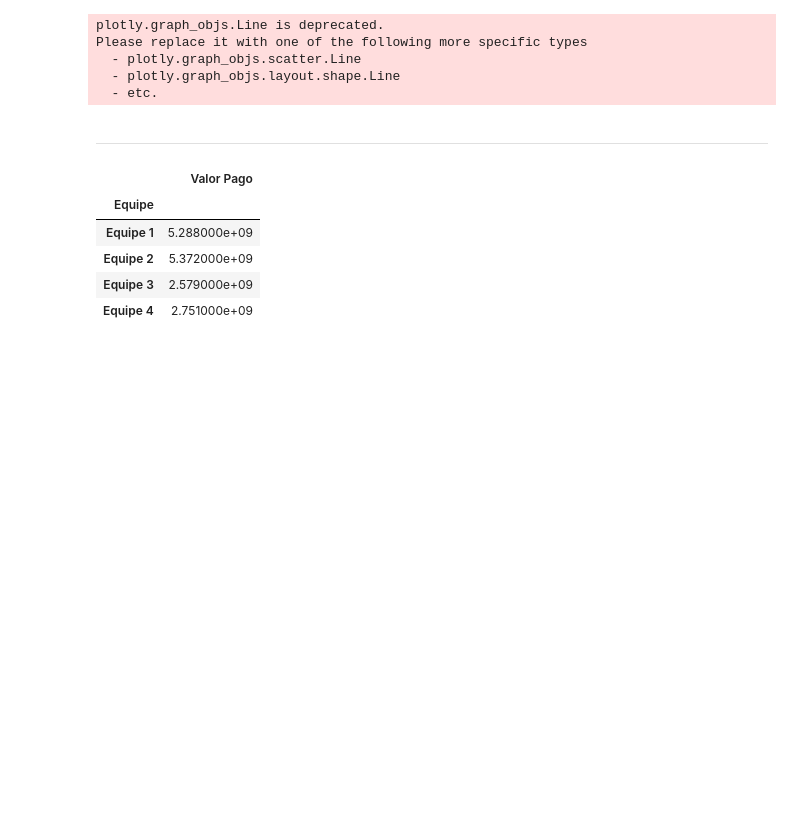
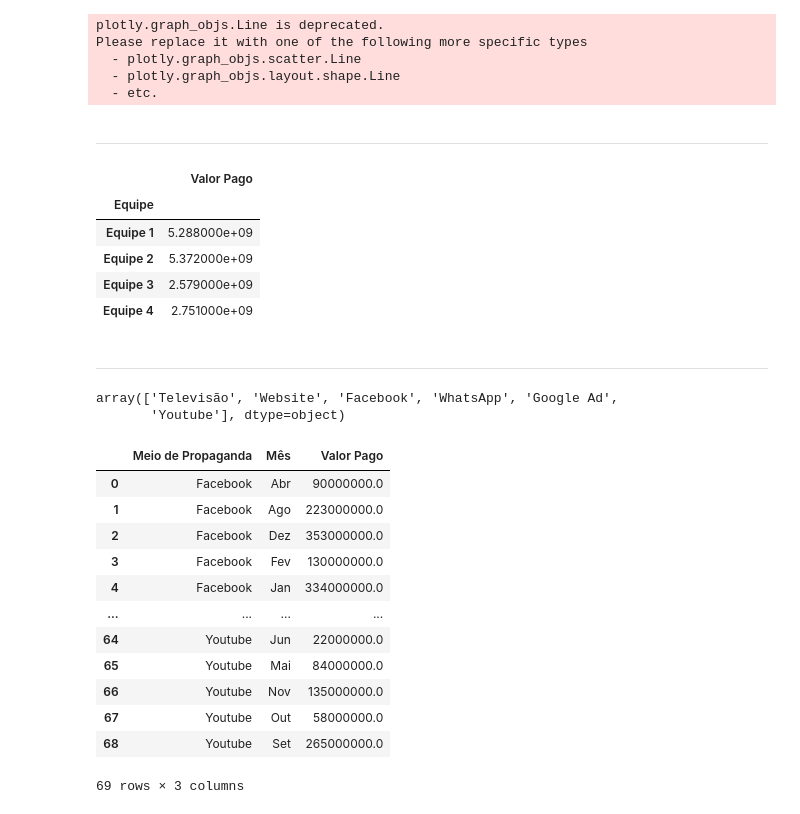
Before and after one commit to talesaraujoc/sales_dashboard, a Jupyter notebook: notebook.ipynb, the cells around one changed output. Cells and saved outputs as stored; diff of their text form; code cells hidden in the pictures; blank space fills up the shorter version.

```diff
--- a/notebook.ipynb
+++ b/notebook.ipynb
@@ -247,3 +255,29 @@ df_targetz
 | Equipe 2 | 5.372000e+09 |
 | Equipe 3 | 2.579000e+09 |
 | Equipe 4 | 2.751000e+09 |
+# %% [markdown]
+------
+# %%
+df['Meio de Propaganda'].unique()
+# %% [output]
+array(['Televisão', 'Website', 'Facebook', 'WhatsApp', 'Google Ad',
+       'Youtube'], dtype=object)
+# %%
+df_meio_prop = df.groupby(['Meio de Propaganda', 'Mês']).agg({'Valor Pago':'sum'})
+df_meio_prop = df_meio_prop.reset_index()
+# %%
+df_meio_prop
+# %% [output]
+|  | Meio de Propaganda | Mês | Valor Pago |
+| 0 | Facebook | Abr | 90000000.0 |
+| 1 | Facebook | Ago | 223000000.0 |
+| 2 | Facebook | Dez | 353000000.0 |
+| 3 | Facebook | Fev | 130000000.0 |
+| 4 | Facebook | Jan | 334000000.0 |
+| ... | ... | ... | ... |
+| 64 | Youtube | Jun | 22000000.0 |
+| 65 | Youtube | Mai | 84000000.0 |
+| 66 | Youtube | Nov | 135000000.0 |
+| 67 | Youtube | Out | 58000000.0 |
+| 68 | Youtube | Set | 265000000.0 |
+69 rows × 3 columns
```
Also changed, not shown: parts of 6 cells of this notebook, 1 other file.
